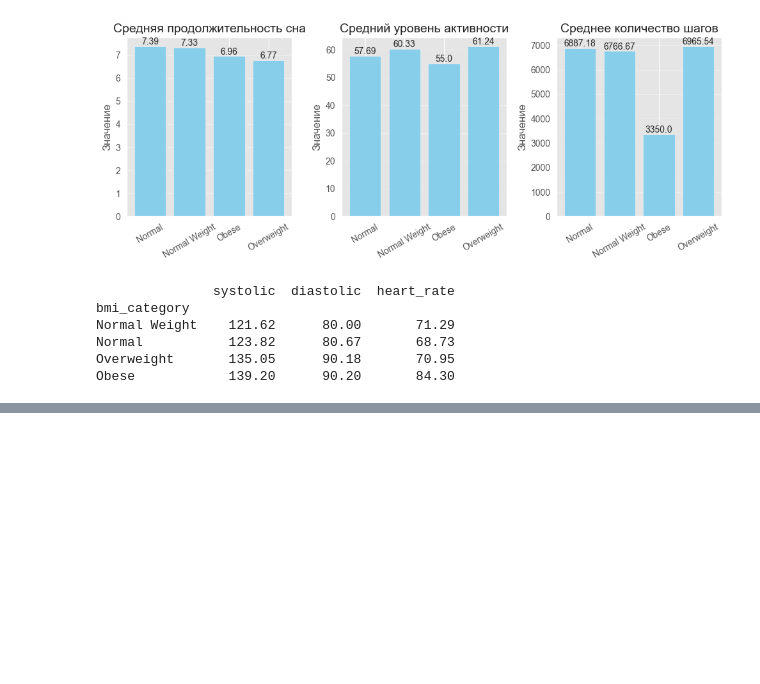
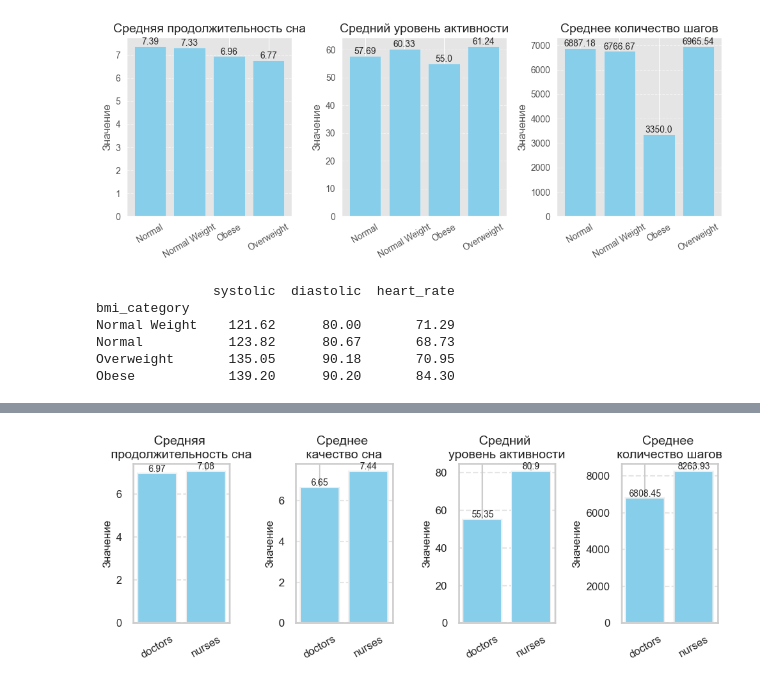
Before and after one commit to AntonLihtar/python_starter, a Jupyter notebook: padas_data2/main.ipynb, the cells around one changed output, grey strips where cells are left out. Cells and saved outputs as stored; diff of their text form; code cells hidden in the pictures; blank space fills up the shorter version.

```diff
--- a/padas_data2/main.ipynb
+++ b/padas_data2/main.ipynb
@@ -385,0 +402,28 @@ plt.show()
+# %%
+# Список метрик и заголовков
+metrics = ['sleep_duration', 'quality_of_sleep', 'physical_activity_level', 'daily_steps']
+titles = ['Средняя \nпродолжительность сна', 'Среднее \nкачество сна', 'Средний \nуровень активности', 'Среднее \nколичество шагов']
+
+# # Фигура с 4 графиками в ряд
+fig, axes = plt.subplots(nrows=1, ncols=4, figsize=(10, 4), sharey=False)
+
+for ax, metric, title in zip(axes, metrics, titles):
+    ax.bar(tb.columns, tb.loc[metric], color='skyblue')  # tb.loc[metric] — значения по строке
+    ax.set_title(title, fontsize=14)
+    ax.set_ylabel('Значение', fontsize=12)
+    ax.grid(axis='y', linestyle='--', alpha=0.5)
+
+    # Поворот подписей по оси X + размер шрифта
+    ax.tick_params(axis='x', rotation=30, labelsize=12)
+    ax.tick_params(axis='y', labelsize=12)
+
+
+    # Подписи над столбцами
+    for i, v in enumerate(tb.loc[metric].values):
+        ax.text(i, v + max(tb.loc[metric].values)*0.01, str(round(v,2)),
+                ha='center', fontsize=10)
+
+plt.tight_layout()
+plt.show()
+# %% [output]
+[figure, added]
```
Also changed, not shown: parts of 5 cells of this notebook, 1 other file.
